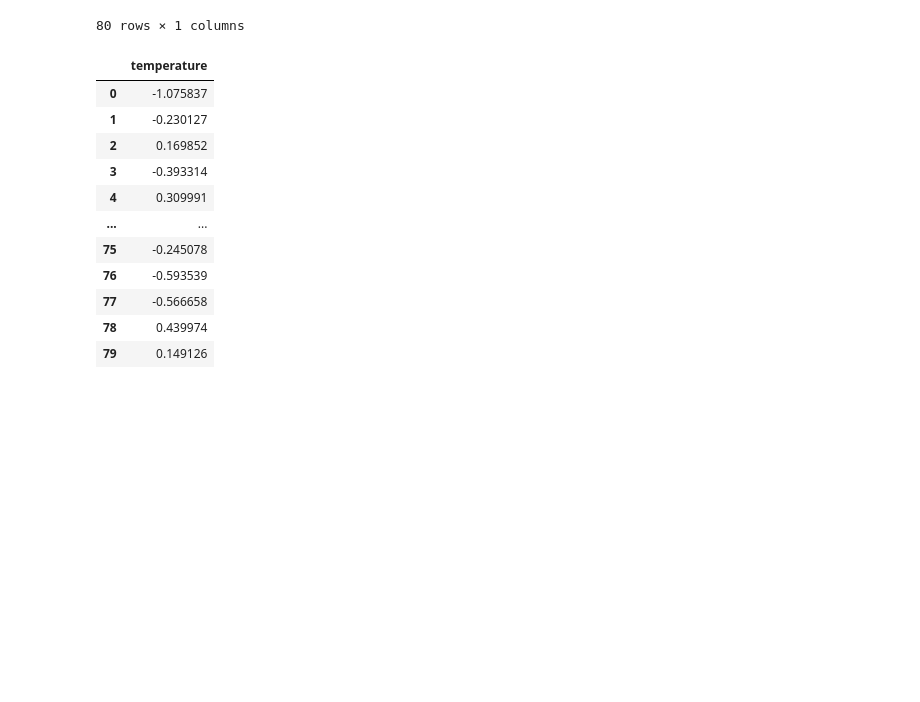
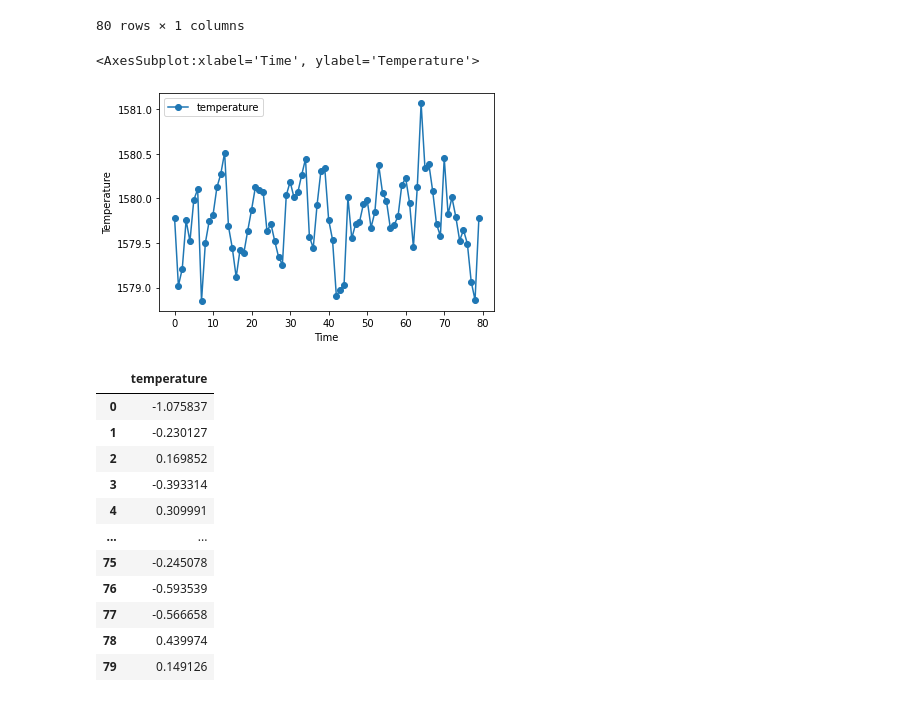
Before and after one commit to tadatoshi/time_series_plot_auto_analysis, a Jupyter notebook: notebooks/ceramic_furnace.ipynb, the cells around one changed output. Drawn from its saved outputs; the diff is of its cells as text; code cells hidden in the pictures; blank space fills up the shorter version.

```diff
--- a/notebooks/ceramic_furnace.ipynb
+++ b/notebooks/ceramic_furnace.ipynb
@@ -243,6 +243,11 @@ prediction_df
 | 78 | 1578.860026 |
 | 79 | 1579.780874 |
 80 rows × 1 columns
+# %%
+prediction_df.plot(marker='o', xlabel='Time', ylabel='Temperature')
+# %% [output]
+<AxesSubplot:xlabel='Time', ylabel='Temperature'>
+[figure, added]
 # %%
 residuals = df - prediction_df
 # %%
```
Also changed, not shown: parts of 11 cells of this notebook, 2 other files.
